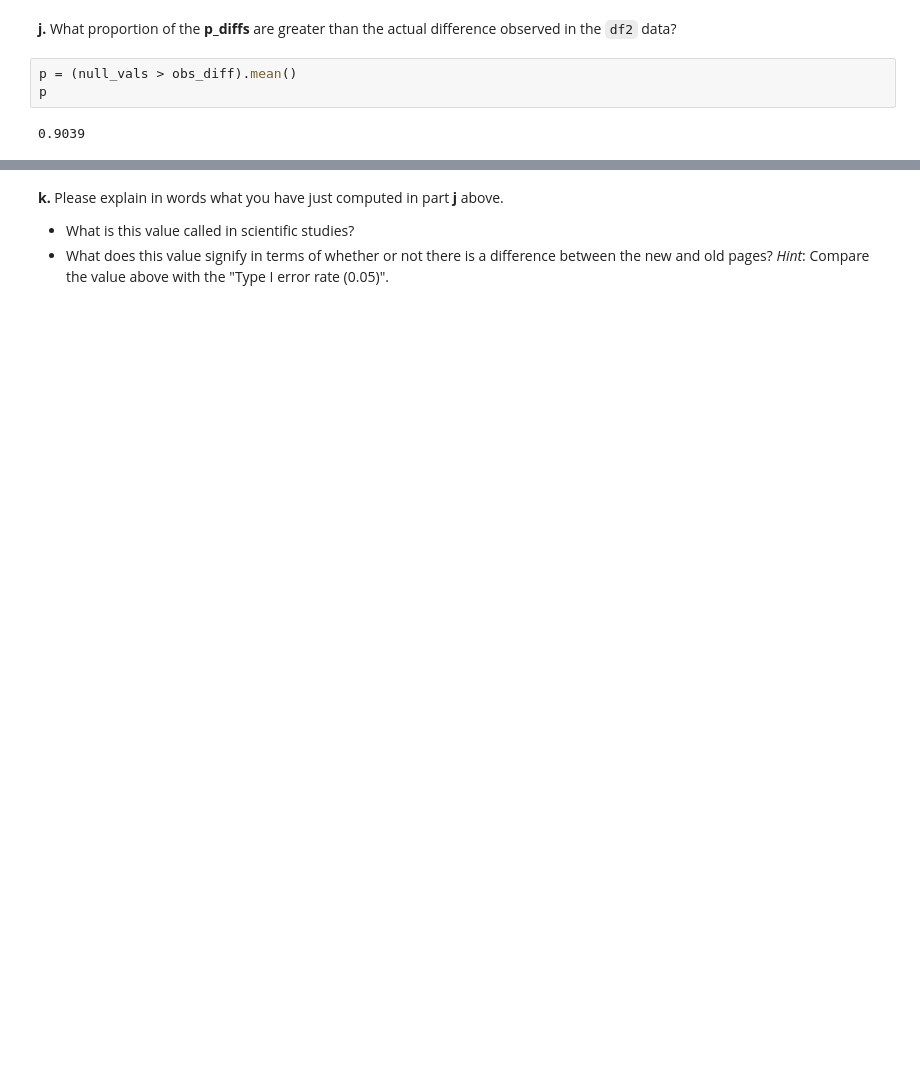
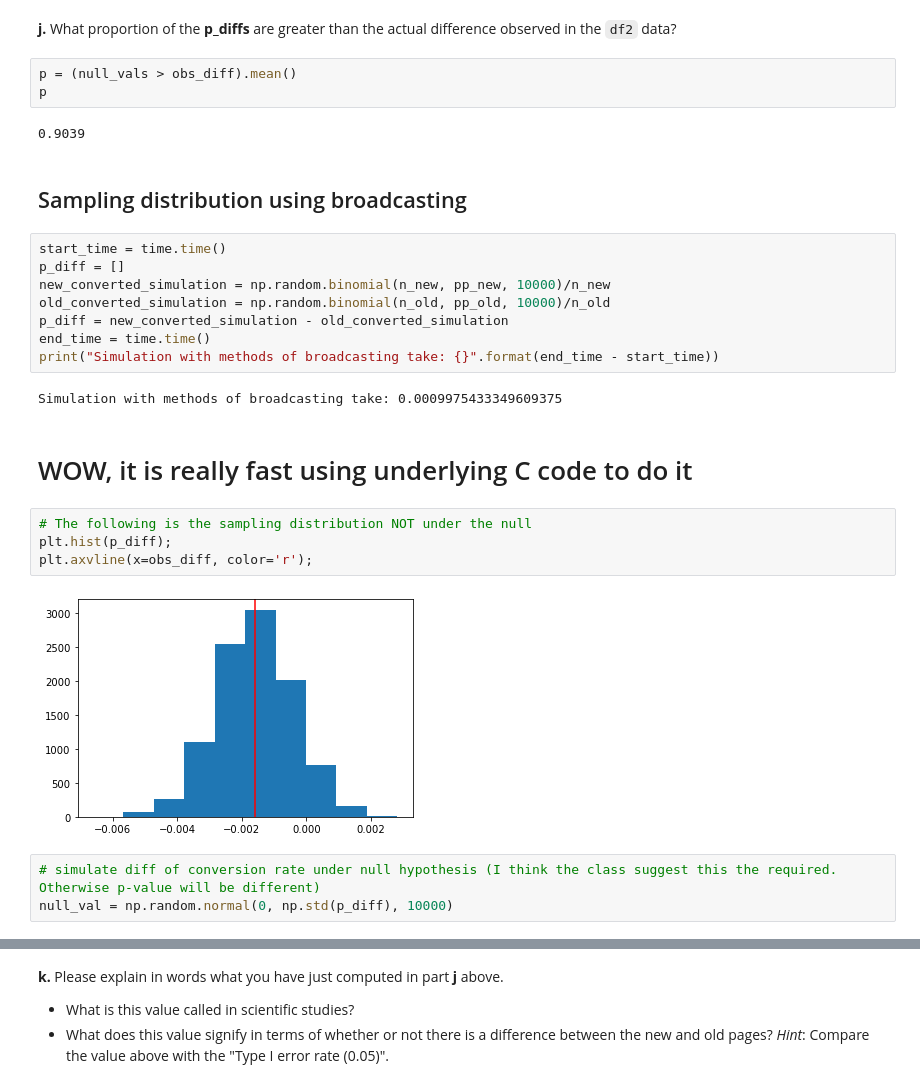
Before and after one commit to mhxprs2022/data_analyst, a Jupyter notebook: data_analysis/project_ABtest/Analyze_ab_test_results_notebook_updated.ipynb, the cells around one changed output, grey strips where cells are left out. Drawn from its saved outputs; the diff is of its cells as text; blank space fills up the shorter version.

```diff
--- a/data_analysis/project_ABtest/Analyze_ab_test_results_notebook_updated.ipynb
+++ b/data_analysis/project_ABtest/Analyze_ab_test_results_notebook_updated.ipynb
@@ -394,3 +403,26 @@ p = (null_vals > obs_diff).mean()
 p
 # %% [output]
 0.9039
+# %% [markdown]
+## Sampling distribution using broadcasting
+# %%
+start_time = time.time()
+p_diff = []
+new_converted_simulation = np.random.binomial(n_new, pp_new, 10000)/n_new
+old_converted_simulation = np.random.binomial(n_old, pp_old, 10000)/n_old
+p_diff = new_converted_simulation - old_converted_simulation
+end_time = time.time()
+print("Simulation with methods of broadcasting take: {}".format(end_time - start_time))
+# %% [output]
+Simulation with methods of broadcasting take: 0.0009975433349609375
+# %% [markdown]
+# WOW, it is really fast using underlying C code to do it
+# %%
+# The following is the sampling distribution NOT under the null
+plt.hist(p_diff);
+plt.axvline(x=obs_diff, color='r');
+# %% [output]
+[figure, added]
+# %%
+# simulate diff of conversion rate under null hypothesis (I think the class suggest this the required. Otherwise p-value will be different)
+null_val = np.random.normal(0, np.std(p_diff), 10000)
```
Also changed, not shown: parts of 24 cells of this notebook, 1 other file.
